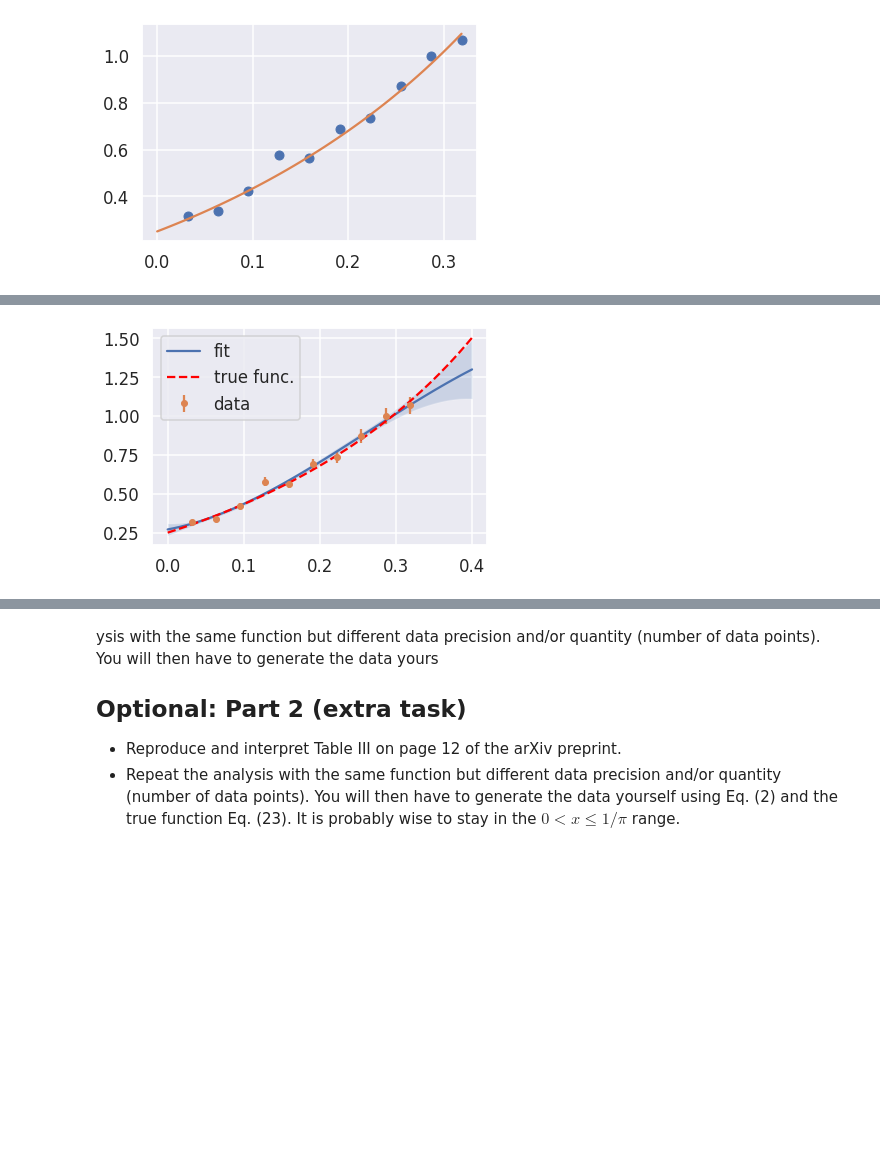
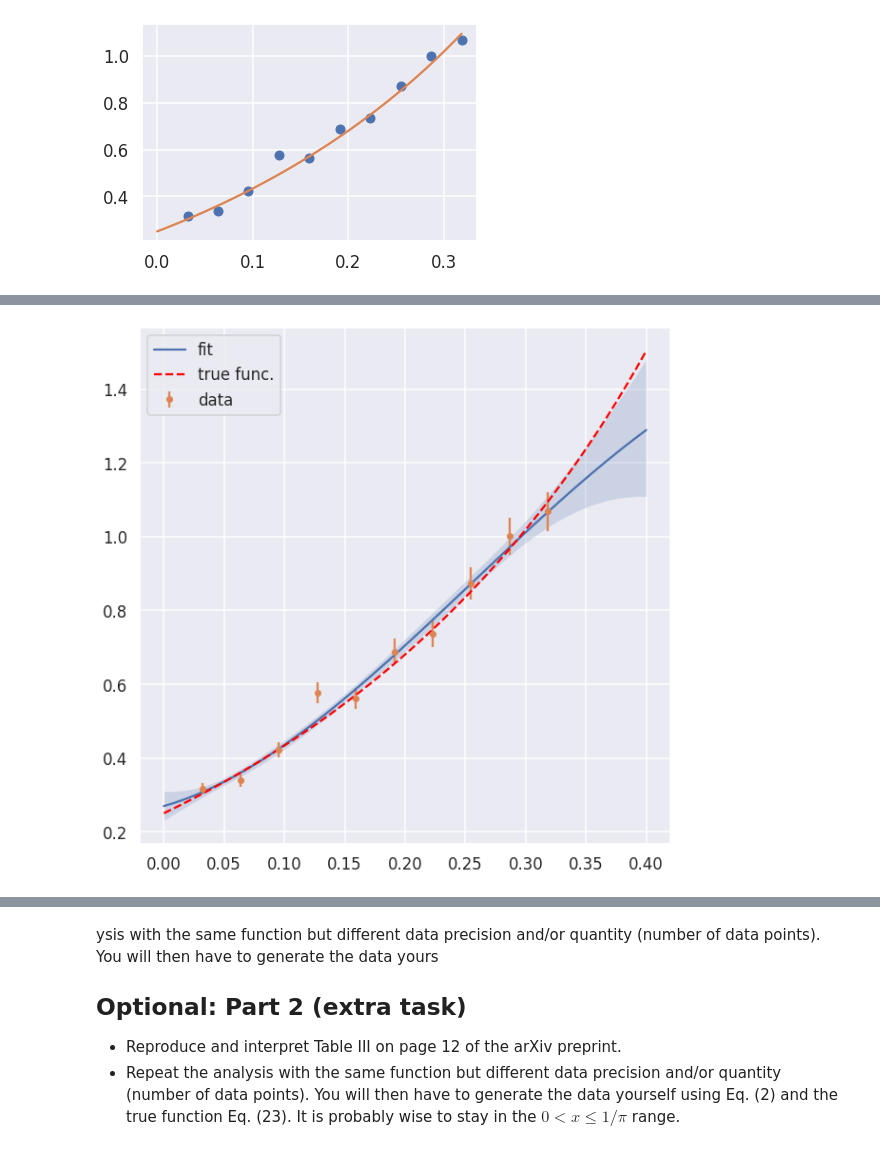
Before and after one commit to Noroskir/LearningFromData, a Jupyter notebook: Project1/TIF285_Project1.ipynb, the cells around one changed output, grey strips where cells are left out. Cells and saved outputs as stored; diff of their text form; code cells hidden in the pictures; blank space fills up the shorter version.

```diff
--- a/Project1/TIF285_Project1.ipynb
+++ b/Project1/TIF285_Project1.ipynb
@@ -260,25 +260,26 @@ Shape of samples:  (50000, 4)
 # %%
 m, a, p = np.percentile(samples, [16, 50, 84], axis=0)
 xx = np.linspace(0, 0.4)
 def get_g(a):
     return lambda x: sum(a[i]*x**i for i in range(len(a)))
 
 def g_3(x, a):
     return a[0] + a[1]*x[:,np.newaxis] + a[2]*x[:,np.newaxis]**2 + a[3]*x[:,np.newaxis]**3
 
 
 pred_samples = g_3(xx, [samples[:,0], samples[:,1], samples[:,2], samples[:,3]])
 g_low, g_mid, g_high = np.percentile(pred_samples, [16, 50, 84], axis=1)
 
+plt.figure(figsize=(10,10))
 plt.plot(xx, get_g(a)(xx), label="fit")
 g_true = lambda y: (1/2 + np.tan(np.pi/2*y))**2
 plt.plot(xx, g_true(xx), '--', color='red',label="true func.")
 plt.errorbar(x, data, fmt='o', ms=6,yerr=sigma.flatten(), label="data")
 plt.fill_between(xx, g_low, g_high, alpha=0.2)
 plt.legend()
 plt.show()
 # %% [output]
-[figure, old version]
+[figure, new version]
 # %%
 samples = sample_probabilities(k_1, x, data, sigma, prior=log_prior_gaussian)
 plot_parameters(k_1, samples, truths[:k_1])
```
Also changed, not shown: parts of 14 cells of this notebook, 3 other files.
